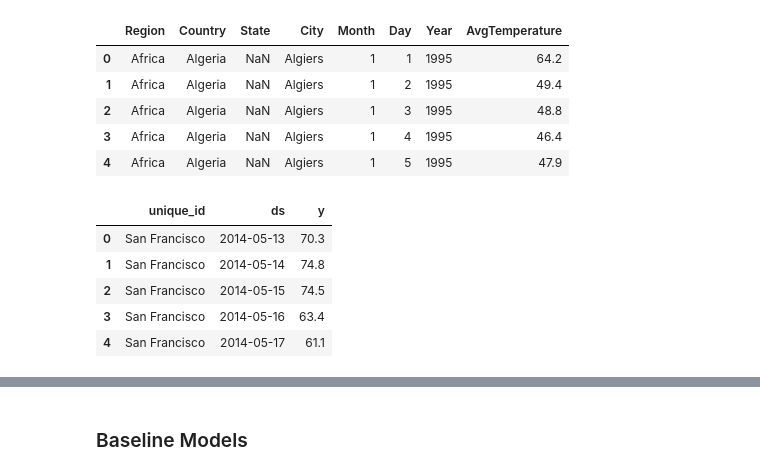
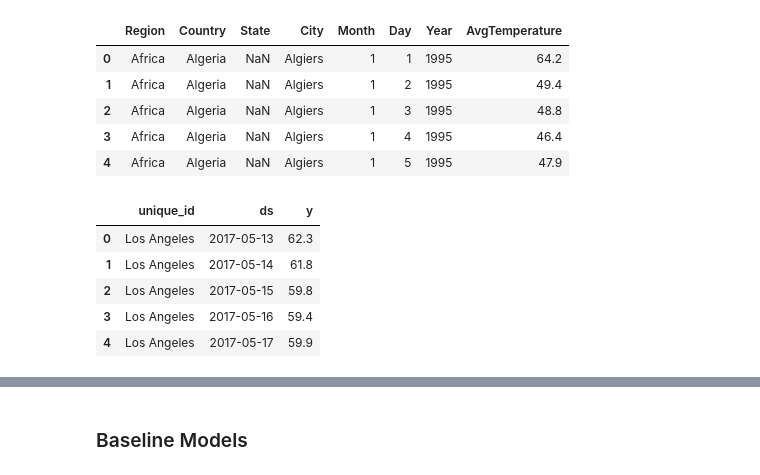
Before and after one commit to ianliu1119/Time-Series-Analysis, a Jupyter notebook: temperature_analysis.ipynb, the cells around one changed output, grey strips where cells are left out. Cells and saved outputs as stored; diff of their text form; code cells hidden in the pictures.

```diff
--- a/temperature_analysis.ipynb
+++ b/temperature_analysis.ipynb
@@ -32,22 +32,21 @@ data.head()
 | 3 | Africa | Algeria | NaN | Algiers | 1 | 4 | 1995 | 46.4 |
 | 4 | Africa | Algeria | NaN | Algiers | 1 | 5 | 1995 | 47.9 |
 # %%
-sf = data[data['City'] == 'San Francisco']
+data = data[(data['City'] == 'San Francisco') | (data['City'] == 'Los Angeles')]
 
-sf.columns = [col.lower().replace(' ', '_') for col in sf.columns]
-sf['date'] = pd.to_datetime(sf[['year', 'month', 'day']])
-#sf = sf[sf['year'] >= 2015]
-sf = sf[['city', 'date', 'avgtemperature']]
-sf = sf[sf['date'] >= '2014-05-13']
+data.columns = [col.lower().replace(' ', '_') for col in data.columns]
+data['date'] = pd.to_datetime(data[['year', 'month', 'day']])
+data = data[['city', 'date', 'avgtemperature']]
+data = data[data['date'] >= '2017-05-13']
 
-sf.columns = ['unique_id', 'ds', 'y']
-sf = sf.reset_index(drop=True)
+data.columns = ['unique_id', 'ds', 'y']
+data = data.reset_index(drop=True)
 
-sf.head()
+data.head()
 # %% [output]
 |  | unique_id | ds | y |
-| 0 | San Francisco | 2014-05-13 | 70.3 |
-| 1 | San Francisco | 2014-05-14 | 74.8 |
-| 2 | San Francisco | 2014-05-15 | 74.5 |
-| 3 | San Francisco | 2014-05-16 | 63.4 |
-| 4 | San Francisco | 2014-05-17 | 61.1 |
+| 0 | Los Angeles | 2017-05-13 | 62.3 |
+| 1 | Los Angeles | 2017-05-14 | 61.8 |
+| 2 | Los Angeles | 2017-05-15 | 59.8 |
+| 3 | Los Angeles | 2017-05-16 | 59.4 |
+| 4 | Los Angeles | 2017-05-17 | 59.9 |
```
Also changed, not shown: parts of 13 cells of this notebook.
